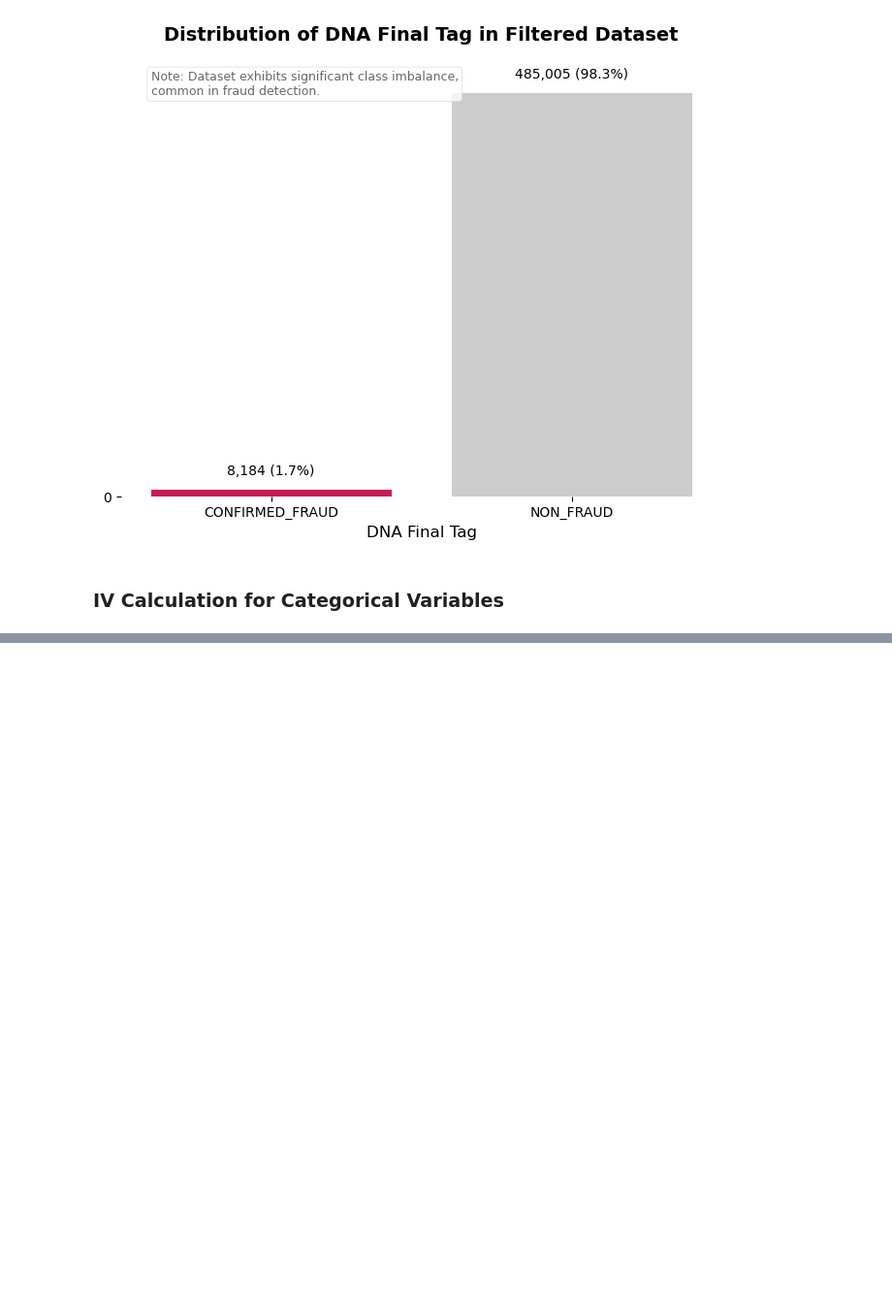
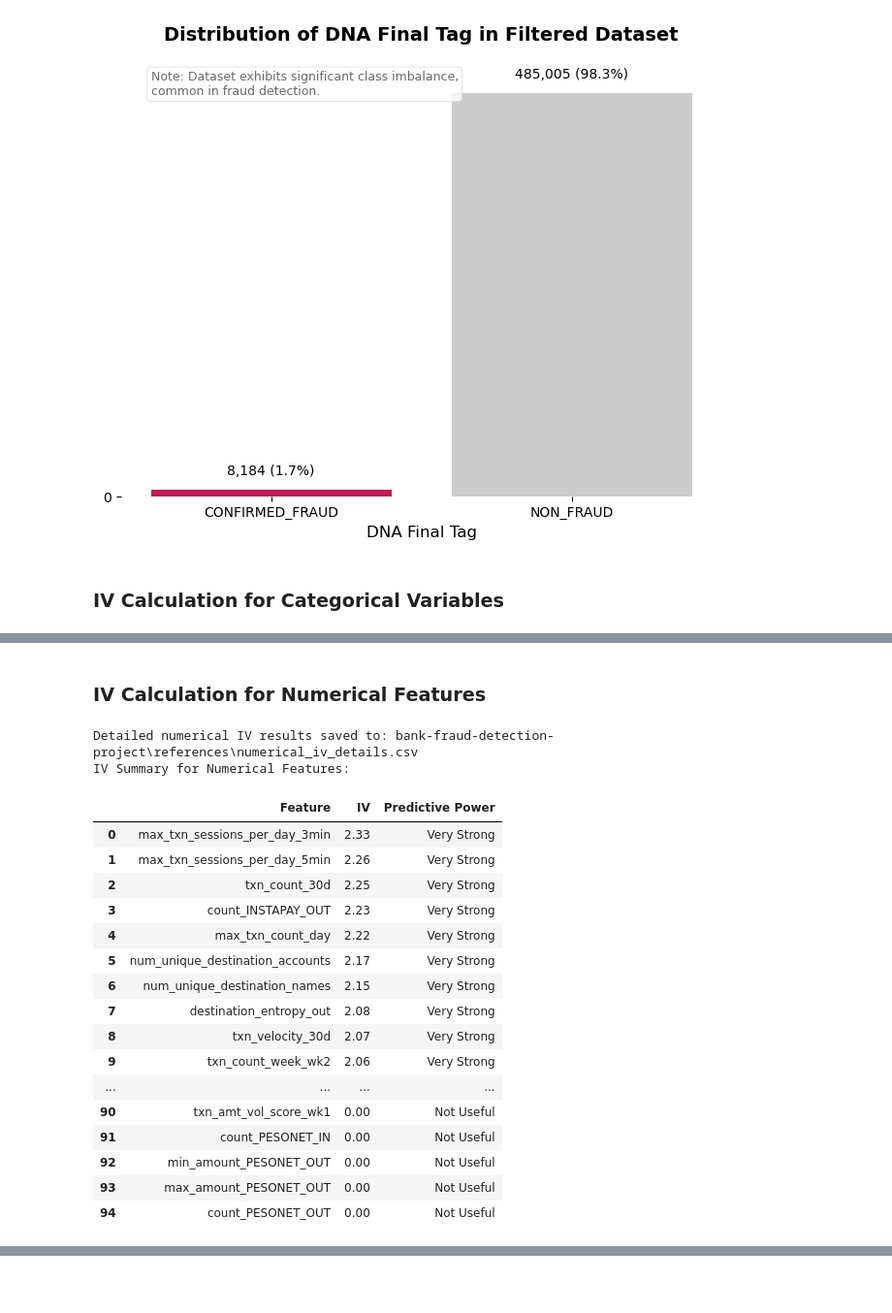
Before and after one commit to mjoshua97241/bank-fraud-detection-project, a Jupyter notebook: bank-fraud-detection-project/notebooks/1.0-mjv-initial-data-exploration.ipynb, the cells around one changed output, grey strips where cells are left out. Shown: that part at 97% size. Saved outputs shown, nothing was run; the diff lists cells and outputs as text; code cells hidden in the pictures; blank space fills up the shorter version.

```diff
--- a/bank-fraud-detection-project/notebooks/1.0-mjv-initial-data-exploration.ipynb
+++ b/bank-fraud-detection-project/notebooks/1.0-mjv-initial-data-exploration.ipynb
@@ -918,0 +1081,2 @@ def calculate_iv_user_formula(df: pd.DataFrame, feature_cols: list, target_col:
+# %% [markdown]
+### IV Calculation for Numerical Features
@@ -918,0 +1284,31 @@ def calculate_iv_user_formula(df: pd.DataFrame, feature_cols: list, target_col:
+# %%
+# --- Execution ---
+# Define file path for binning rules
+rules_path = project_root / 'references' / 'numerical_binning_rules.csv'
+
+# Calculate IV for numerical features
+numerical_iv_summary, numerical_iv_details = calculate_numerical_iv(df, 'fraud_status', rules_path)
+
+# Display the summary table
+print("IV Summary for Numerical Features:")
+display(numerical_iv_summary)
+# %% [output]
+Detailed numerical IV results saved to: bank-fraud-detection-project\references\numerical_iv_details.csv
+IV Summary for Numerical Features:
+|  | Feature | IV | Predictive Power |
+| 0 | max_txn_sessions_per_day_3min | 2.33 | Very Strong |
+| 1 | max_txn_sessions_per_day_5min | 2.26 | Very Strong |
+| 2 | txn_count_30d | 2.25 | Very Strong |
+| 3 | count_INSTAPAY_OUT | 2.23 | Very Strong |
+| 4 | max_txn_count_day | 2.22 | Very Strong |
+| 5 | num_unique_destination_accounts | 2.17 | Very Strong |
+| 6 | num_unique_destination_names | 2.15 | Very Strong |
+| 7 | destination_entropy_out | 2.08 | Very Strong |
+| 8 | txn_velocity_30d | 2.07 | Very Strong |
+| 9 | txn_count_week_wk2 | 2.06 | Very Strong |
+| ... | ... | ... | ... |
+| 90 | txn_amt_vol_score_wk1 | 0.00 | Not Useful |
+| 91 | count_PESONET_IN | 0.00 | Not Useful |
+| 92 | min_amount_PESONET_OUT | 0.00 | Not Useful |
+| 93 | max_amount_PESONET_OUT | 0.00 | Not Useful |
+| 94 | count_PESONET_OUT | 0.00 | Not Useful |
```
Also changed, not shown: parts of 13 cells of this notebook, 7 other files.
